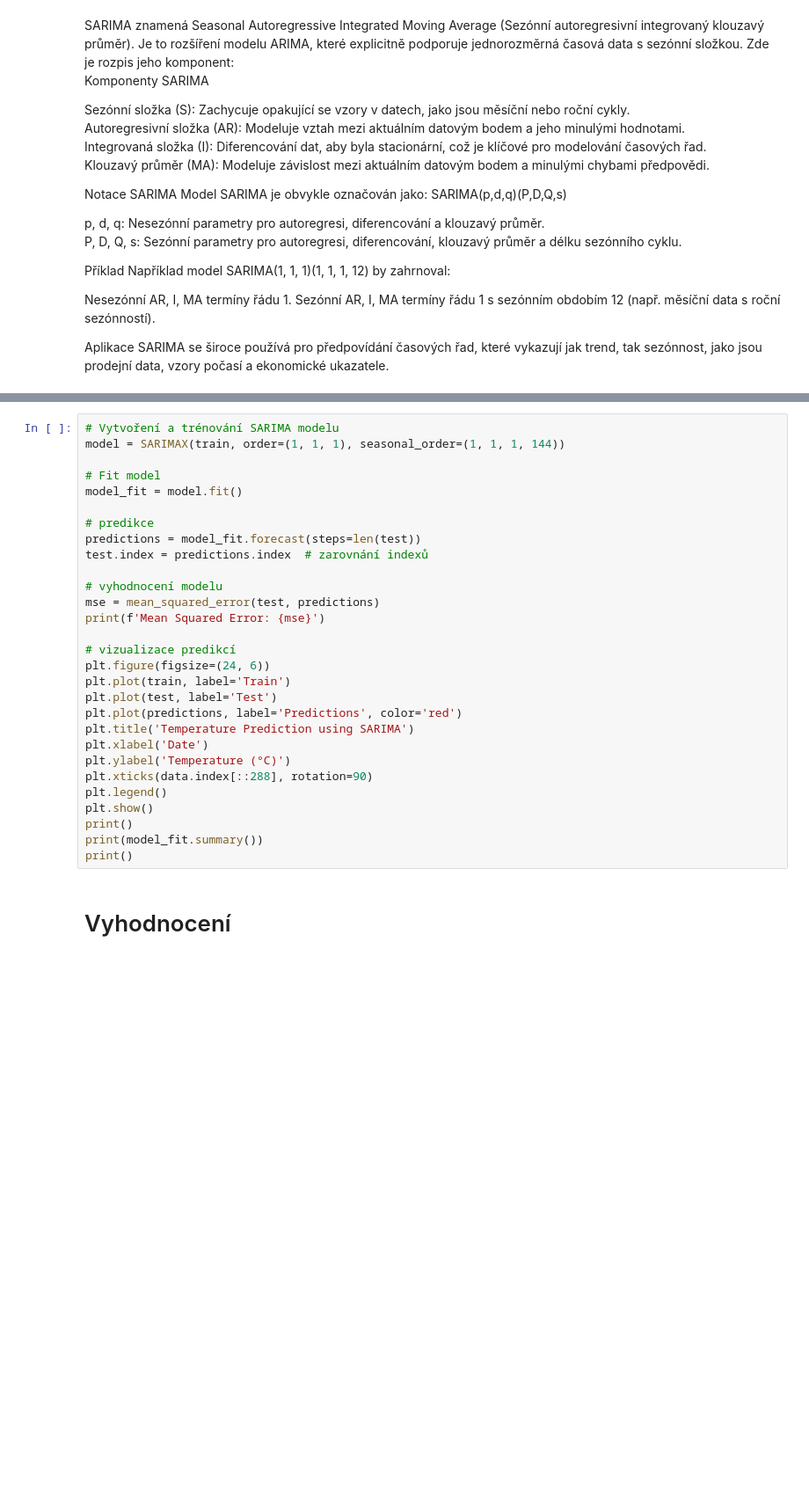
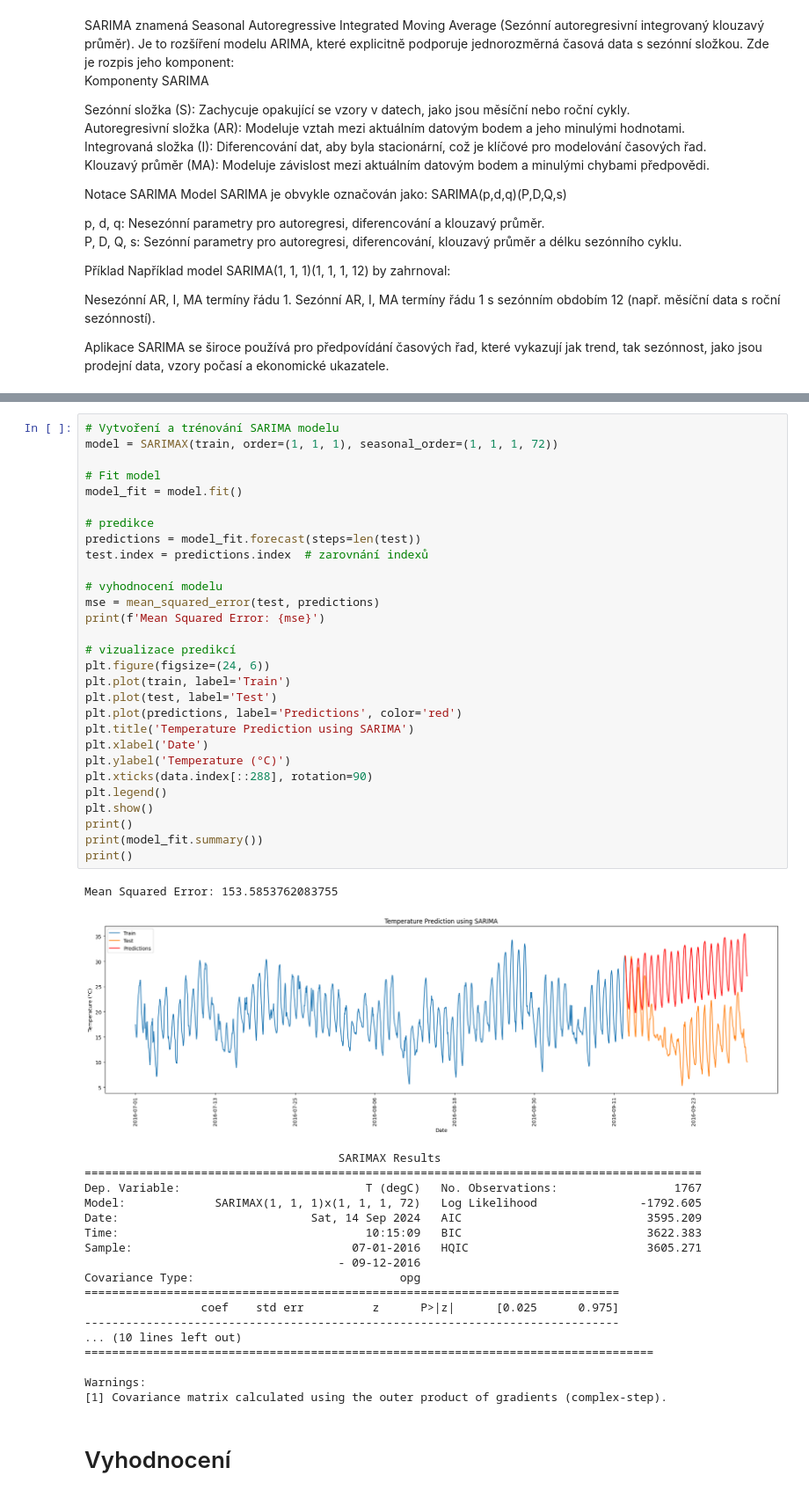
Before and after one commit to OK2JKZ/Temperature_forecasting, a Jupyter notebook: Temperature_forecasting.ipynb, the cells around one changed output, grey strips where cells are left out. Shown at 88% size. Cells and saved outputs as stored; diff of their text form; blank space fills up the shorter version.

Commit message:
SARIMA model s hodinovými agregovanými daty

```diff
--- a/Temperature_forecasting.ipynb
+++ b/Temperature_forecasting.ipynb
@@ -1065,32 +1089,52 @@ Freq: 10T, Name: T (degC), Length: 2650, dtype: float64
 # %%
 # Vytvoření a trénování SARIMA modelu
-model = SARIMAX(train, order=(1, 1, 1), seasonal_order=(1, 1, 1, 144))
+model = SARIMAX(train, order=(1, 1, 1), seasonal_order=(1, 1, 1, 72))
 
 # Fit model
 model_fit = model.fit()
 
 # predikce
 predictions = model_fit.forecast(steps=len(test))
 test.index = predictions.index  # zarovnání indexů
 
 # vyhodnocení modelu
 mse = mean_squared_error(test, predictions)
 print(f'Mean Squared Error: {mse}')
 
 # vizualizace predikcí
 plt.figure(figsize=(24, 6))
 plt.plot(train, label='Train')
 plt.plot(test, label='Test')
 plt.plot(predictions, label='Predictions', color='red')
 plt.title('Temperature Prediction using SARIMA')
 plt.xlabel('Date')
 plt.ylabel('Temperature (°C)')
 plt.xticks(data.index[::288], rotation=90)
 plt.legend()
 plt.show()
 print()
 print(model_fit.summary())
 print()
+# %% [output]
+Mean Squared Error: 153.5853762083755
+[figure, added]
+                                     SARIMAX Results
+==========================================================================================
+Dep. Variable:                           T (degC)   No. Observations:                 1767
+Model:             SARIMAX(1, 1, 1)x(1, 1, 1, 72)   Log Likelihood               -1792.605
+Date:                            Sat, 14 Sep 2024   AIC                           3595.209
+Time:                                    10:15:09   BIC                           3622.383
+Sample:                                07-01-2016   HQIC                          3605.271
+                                     - 09-12-2016
+Covariance Type:                              opg
+==============================================================================
+                 coef    std err          z      P>|z|      [0.025      0.975]
+------------------------------------------------------------------------------
+... (10 lines left out)
+===================================================================================
+
+Warnings:
+[1] Covariance matrix calculated using the outer product of gradients (complex-step).
 # %% [markdown]
 # Vyhodnocení
 # %% [markdown]
```
Also changed, not shown: parts of 4 cells of this notebook.
